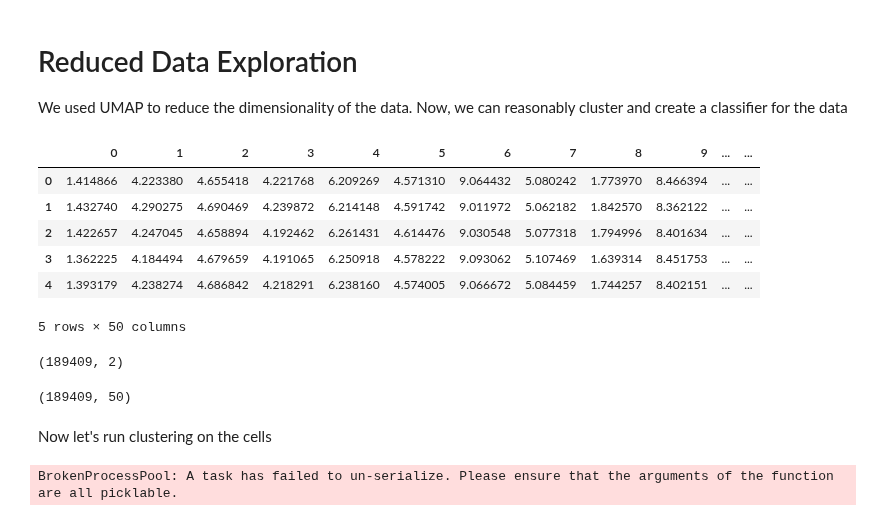
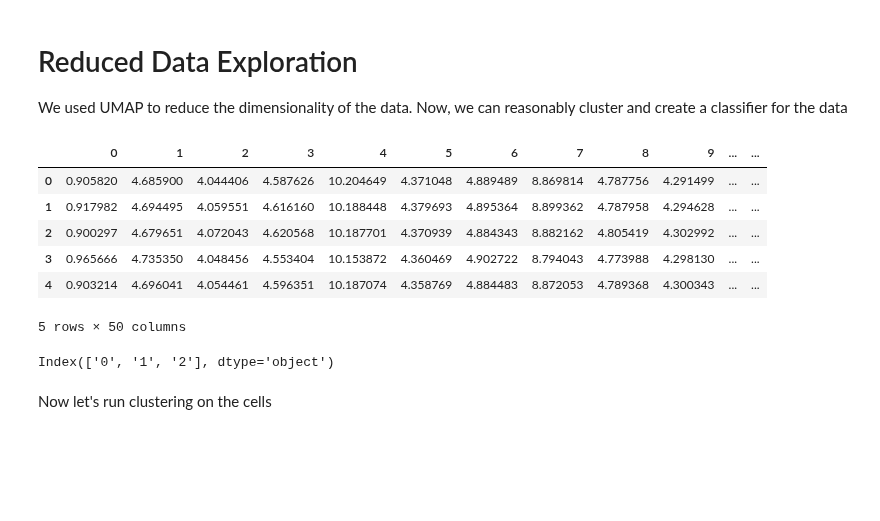
Before and after one commit to jlehrer1/comparative-organoids, a Jupyter notebook: notebooks/reduced_data_exploration_01.ipynb, the cells around one changed output. Cells and saved outputs as stored; diff of their text form; code cells hidden in the pictures; blank space fills up the shorter version.

Commit message:
Changed umapr reduction to be file specific since we're getting OOMKilled errors even with 500gb of memory.

```diff
--- a/notebooks/reduced_data_exploration_01.ipynb
+++ b/notebooks/reduced_data_exploration_01.ipynb
@@ -11,32 +12,26 @@ import hdbscan
 # %%
-primary = pd.read_csv('../data/processed/primary_reduction_neighbors_50_components_50.csv', index_col='Unnamed: 0')
+primary = pd.read_csv('../data/processed/primary_reduction_neighbors_500_components_50.csv', index_col='Unnamed: 0')
 primary_viz = pd.read_csv('../data/meta/primary_tsne.tsv', sep='\t', header=None)
 primary.head()
 # %% [output]
 |  | 0 | 1 | 2 | 3 | 4 | 5 | 6 | 7 | 8 | 9 | ... | ... |
-| 0 | 1.414866 | 4.223380 | 4.655418 | 4.221768 | 6.209269 | 4.571310 | 9.064432 | 5.080242 | 1.773970 | 8.466394 | ... | ... |
-| 1 | 1.432740 | 4.290275 | 4.690469 | 4.239872 | 6.214148 | 4.591742 | 9.011972 | 5.062182 | 1.842570 | 8.362122 | ... | ... |
-| 2 | 1.422657 | 4.247045 | 4.658894 | 4.192462 | 6.261431 | 4.614476 | 9.030548 | 5.077318 | 1.794996 | 8.401634 | ... | ... |
-| 3 | 1.362225 | 4.184494 | 4.679659 | 4.191065 | 6.250918 | 4.578222 | 9.093062 | 5.107469 | 1.639314 | 8.451753 | ... | ... |
-| 4 | 1.393179 | 4.238274 | 4.686842 | 4.218291 | 6.238160 | 4.574005 | 9.066672 | 5.084459 | 1.744257 | 8.402151 | ... | ... |
+| 0 | 0.905820 | 4.685900 | 4.044406 | 4.587626 | 10.204649 | 4.371048 | 4.889489 | 8.869814 | 4.787756 | 4.291499 | ... | ... |
+| 1 | 0.917982 | 4.694495 | 4.059551 | 4.616160 | 10.188448 | 4.379693 | 4.895364 | 8.899362 | 4.787958 | 4.294628 | ... | ... |
+| 2 | 0.900297 | 4.679651 | 4.072043 | 4.620568 | 10.187701 | 4.370939 | 4.884343 | 8.882162 | 4.805419 | 4.302992 | ... | ... |
+| 3 | 0.965666 | 4.735350 | 4.048456 | 4.553404 | 10.153872 | 4.360469 | 4.902722 | 8.794043 | 4.773988 | 4.298130 | ... | ... |
+| 4 | 0.903214 | 4.696041 | 4.054461 | 4.596351 | 10.187074 | 4.358769 | 4.884483 | 8.872053 | 4.789368 | 4.300343 | ... | ... |
 5 rows × 50 columns
 # %%
-prim_umap = pd.read_csv('../data/processed/primary_reduction_neighbors_50_components_2.csv', index_col='Unnamed: 0')
-prim_umap.shape
+prim_umap = pd.read_csv('../data/processed/primary_reduction_neighbors_50_components_3.csv', index_col='Unnamed: 0')
-# %% [output]
-(189409, 2)
 # %%
-primary.shape
+prim_umap.columns
 # %% [output]
-(189409, 50)
+Index(['0', '1', '2'], dtype='object')
 # %% [markdown]
 Now let's run clustering on the cells
 # %%
-clusterer = hdbscan.HDBSCAN(min_cluster_size=20)
+clusterer = hdbscan.HDBSCAN(min_cluster_size=1000, core_dist_n_jobs=1)
 clusters = clusterer.fit(primary)
-set(clusters.labels_)
-# %% [output]
-BrokenProcessPool: A task has failed to un-serialize. Please ensure that the arguments of the function are all picklable.
 # %%
 primary['label'] = clusters.labels_
 # %%
```
Also changed, not shown: parts of 6 cells of this notebook, 7 other files.
